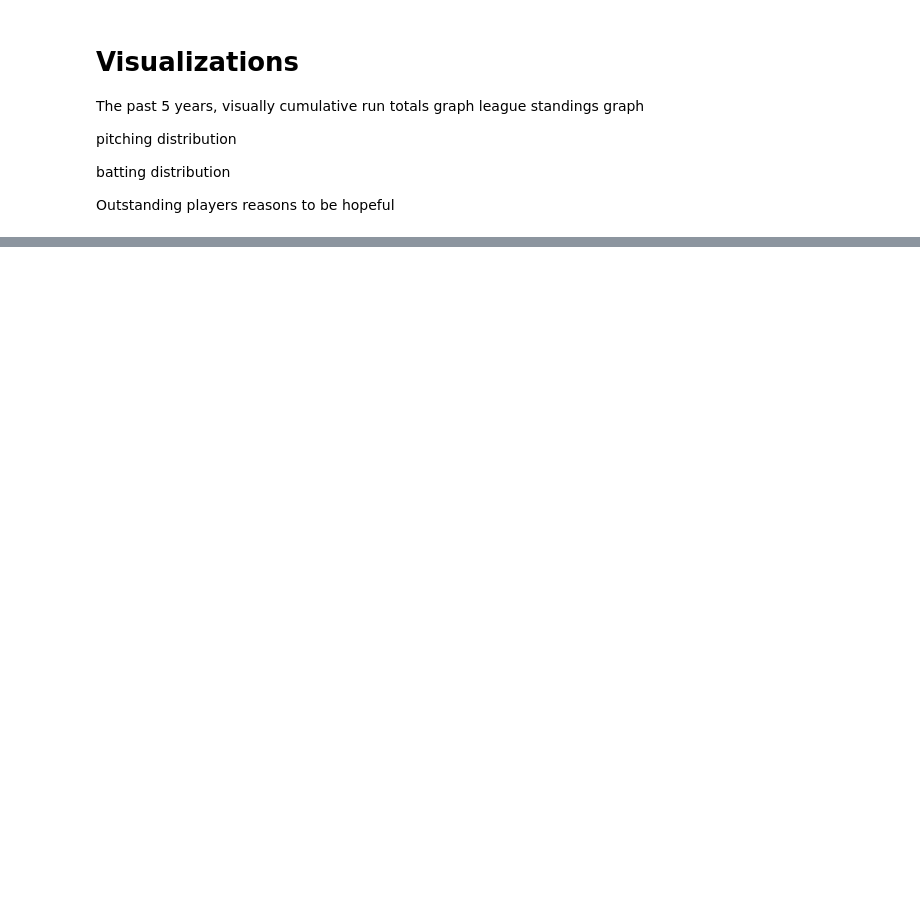
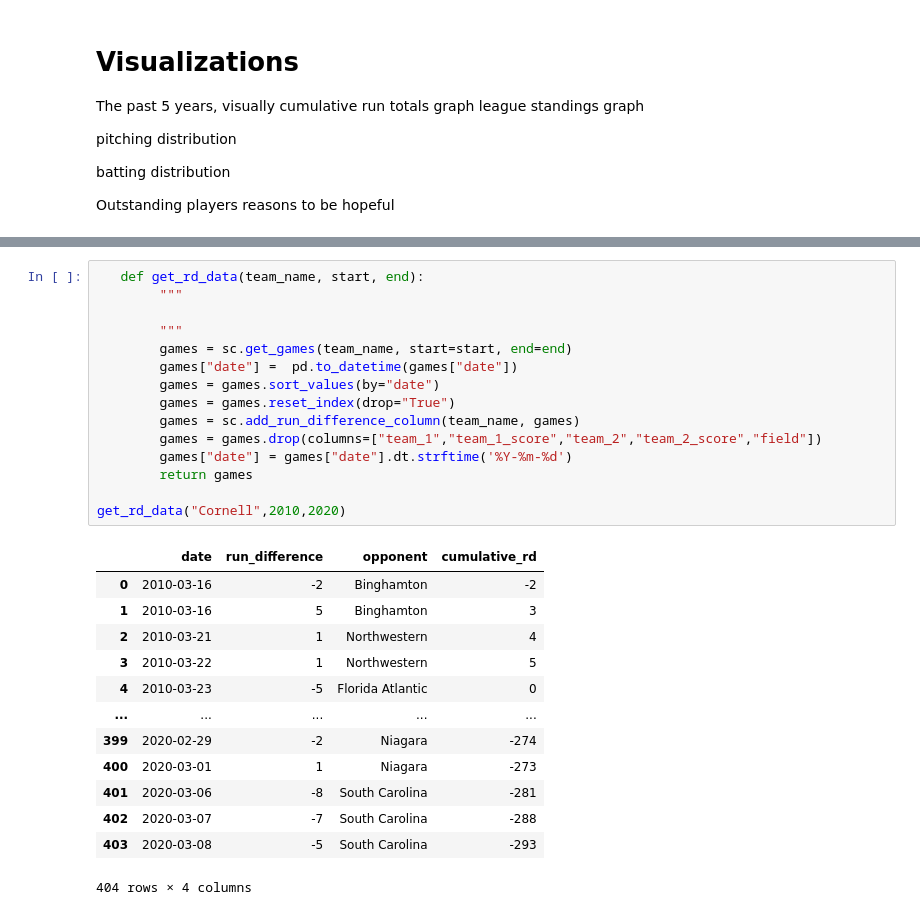
Before and after one commit to nathanblumenfeld/ivybaseball, a Jupyter notebook: vizualizations.ipynb, the cells around one changed output, grey strips where cells are left out. Saved outputs shown, nothing was run; the diff lists cells and outputs as text; blank space fills up the shorter version.

```diff
--- a/vizualizations.ipynb
+++ b/vizualizations.ipynb
@@ -18,0 +43,29 @@ import numpy as np
+# %%
+   def get_rd_data(team_name, start, end):
+        """
+
+        """
+        games = sc.get_games(team_name, start=start, end=end)
+        games["date"] =  pd.to_datetime(games["date"])
+        games = games.sort_values(by="date")
+        games = games.reset_index(drop="True")
+        games = sc.add_run_difference_column(team_name, games)
+        games = games.drop(columns=["team_1","team_1_score","team_2","team_2_score","field"])
+        games["date"] = games["date"].dt.strftime('%Y-%m-%d')
+        return games
+
+get_rd_data("Cornell",2010,2020)
+# %% [output]
+|  | date | run_difference | opponent | cumulative_rd |
+| 0 | 2010-03-16 | -2 | Binghamton | -2 |
+| 1 | 2010-03-16 | 5 | Binghamton | 3 |
+| 2 | 2010-03-21 | 1 | Northwestern | 4 |
+| 3 | 2010-03-22 | 1 | Northwestern | 5 |
+| 4 | 2010-03-23 | -5 | Florida Atlantic | 0 |
+| ... | ... | ... | ... | ... |
+| 399 | 2020-02-29 | -2 | Niagara | -274 |
+| 400 | 2020-03-01 | 1 | Niagara | -273 |
+| 401 | 2020-03-06 | -8 | South Carolina | -281 |
+| 402 | 2020-03-07 | -7 | South Carolina | -288 |
+| 403 | 2020-03-08 | -5 | South Carolina | -293 |
+404 rows × 4 columns
```
Also changed, not shown: parts of 16 cells of this notebook, 16 other files.
